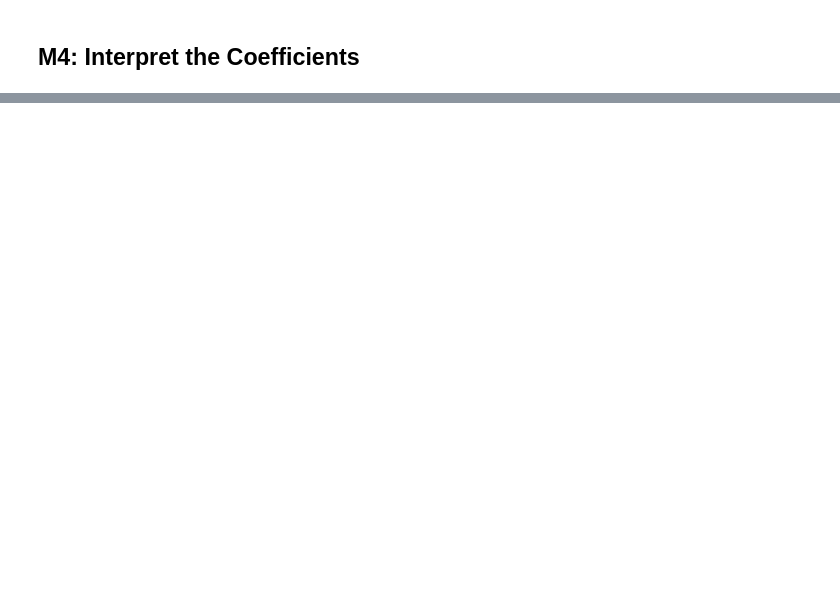
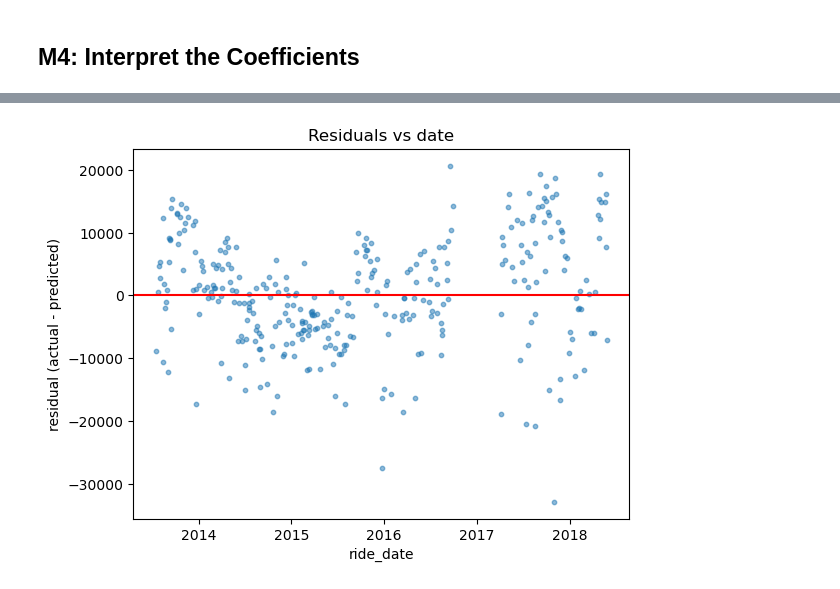
Before and after one commit to code-by-leo/citibike-ridership-model, a Jupyter notebook: code/model.ipynb, the cells around one changed output, grey strips where cells are left out. Saved outputs shown, nothing was run; the diff lists cells and outputs as text; code cells hidden in the pictures; blank space fills up the shorter version.

```diff
--- a/code/model.ipynb
+++ b/code/model.ipynb
@@ -168 +146,12 @@ plt.show()
+# %%
+test_dates = df.loc[X_test.index, 'ride_date']
+
+plt.scatter(test_dates, residuals, s=10, alpha=0.5)
+plt.axhline(0, color='red')
+plt.xlabel('ride_date')
+plt.ylabel('residual (actual - predicted)')
+plt.title('Residuals vs date')
+plt.show()
+# %% [output]
+[figure, added]
 # %%
```
Also changed, not shown: parts of 23 cells of this notebook, 3 other files.
